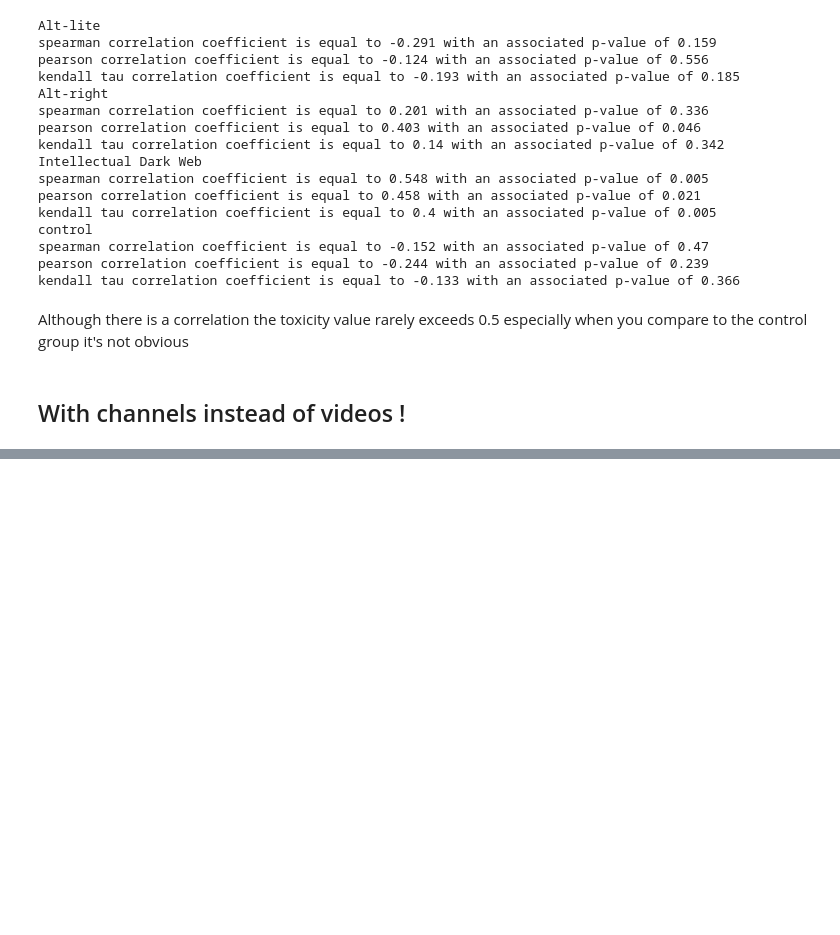
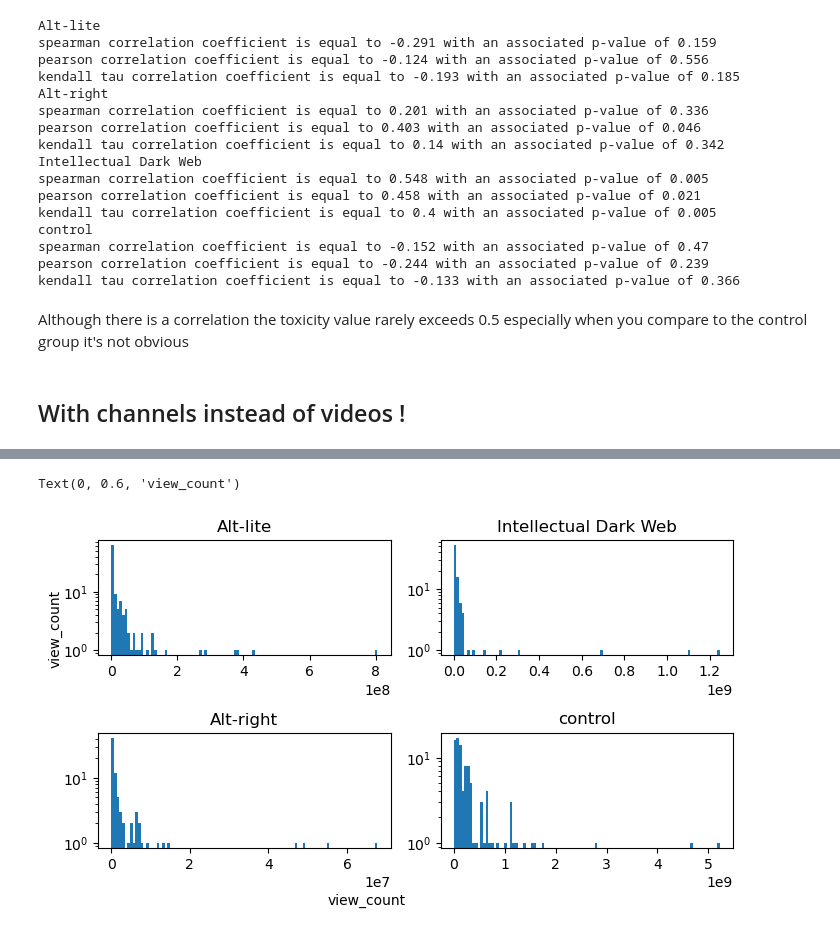
Before and after one commit to epfl-ada/ada-2022-project-strauss, a Jupyter notebook: toxic_communities.ipynb, the cells around one changed output, grey strips where cells are left out. Drawn from its saved outputs; the diff is of its cells as text; code cells hidden in the pictures; blank space fills up the shorter version.

```diff
--- a/toxic_communities.ipynb
+++ b/toxic_communities.ipynb
@@ -338,0 +320,15 @@ Although there is a correlation the toxicity value rarely exceeds 0.5 especially
+# %%
+list_view=[]
+for i in range(len(df_channel)):
+    s=df_channel.loc[i,"statistics"]['viewCount']
+    list_view.append(float(s)) #in the dictionary it was stored as a string
+# %%
+df_channel["channel_viewcount"]=list_view
+df_channel=df_channel.drop(columns=["name", "edges", "description", "statistics"]) #only necessary columns
+# %%
+#merge with the community data
+df_channel_count=df_extreme[["channel_id", "Category", "toxicity"]].merge(df_channel, how='inner', on='channel_id')
+# %%
+#group by everything and take the mean of the toxicity
+df_channel_count=df_channel_count.groupby(by=["channel_id", "Category", "channel_viewcount"]).mean()
+df_channel_count.reset_index(inplace=True)
@@ -338,0 +344,20 @@ Although there is a correlation the toxicity value rarely exceeds 0.5 especially
+# %%
+#define an histogram for the distribution
+fig, ax = plt.subplots(2,2,figsize= (7,4), sharey = False, sharex = False) #chose sharey=False and sharex=False
+#as we are interested the distribution, not the exact values
+list_category=['Alt-lite', 'Alt-right', 'Intellectual Dark Web', 'control']
+
+for i in range(4):
+    sbplt = ax[i%2, math.floor(i/2)]
+    ax[i%2, math.floor(i/2)].set_yscale('log')
+    df=df_channel_count.loc[df_channel_count['Category']==list_category[i]]
+    sbplt.hist(df['channel_viewcount'].values, bins = 100)
+    sbplt.set_title(list_category[i])
+
+fig.tight_layout()
+
+fig.text(0.4,0, "view_count")
+fig.text(0,0.6, "view_count", rotation = 90)
+# %% [output]
+Text(0, 0.6, 'view_count')
+[figure, added]
```
Also changed, not shown: parts of 13 cells of this notebook.
